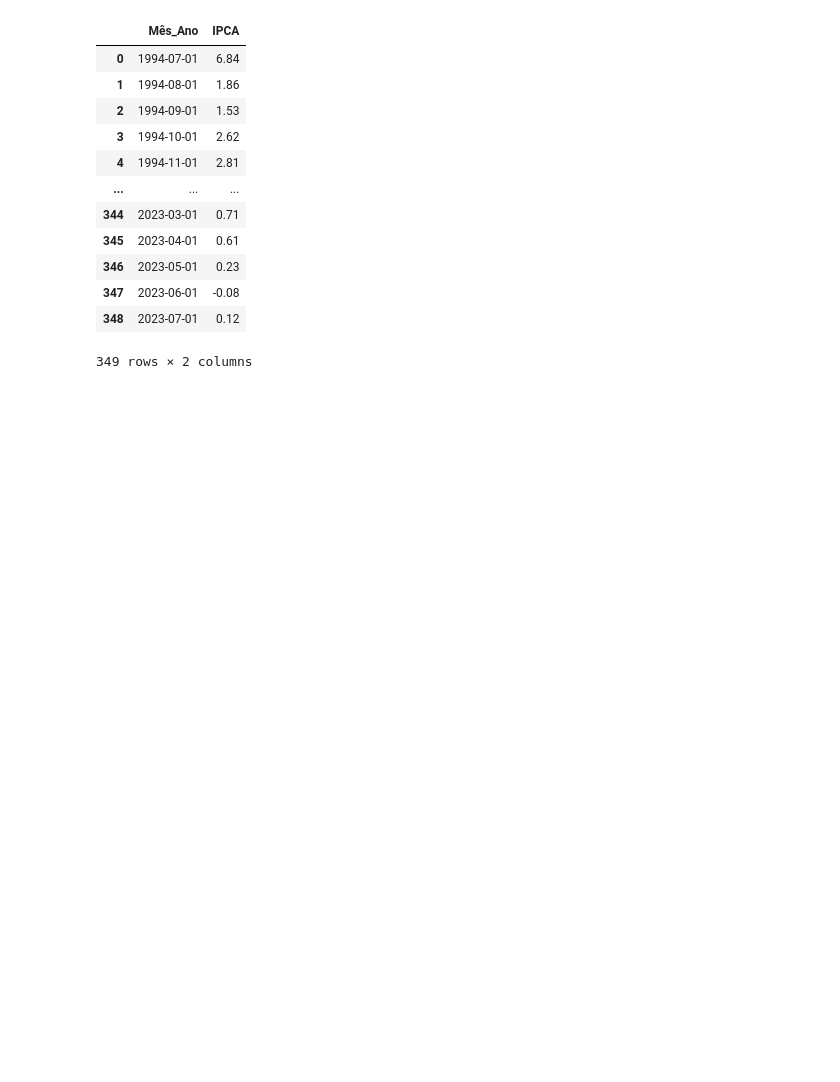
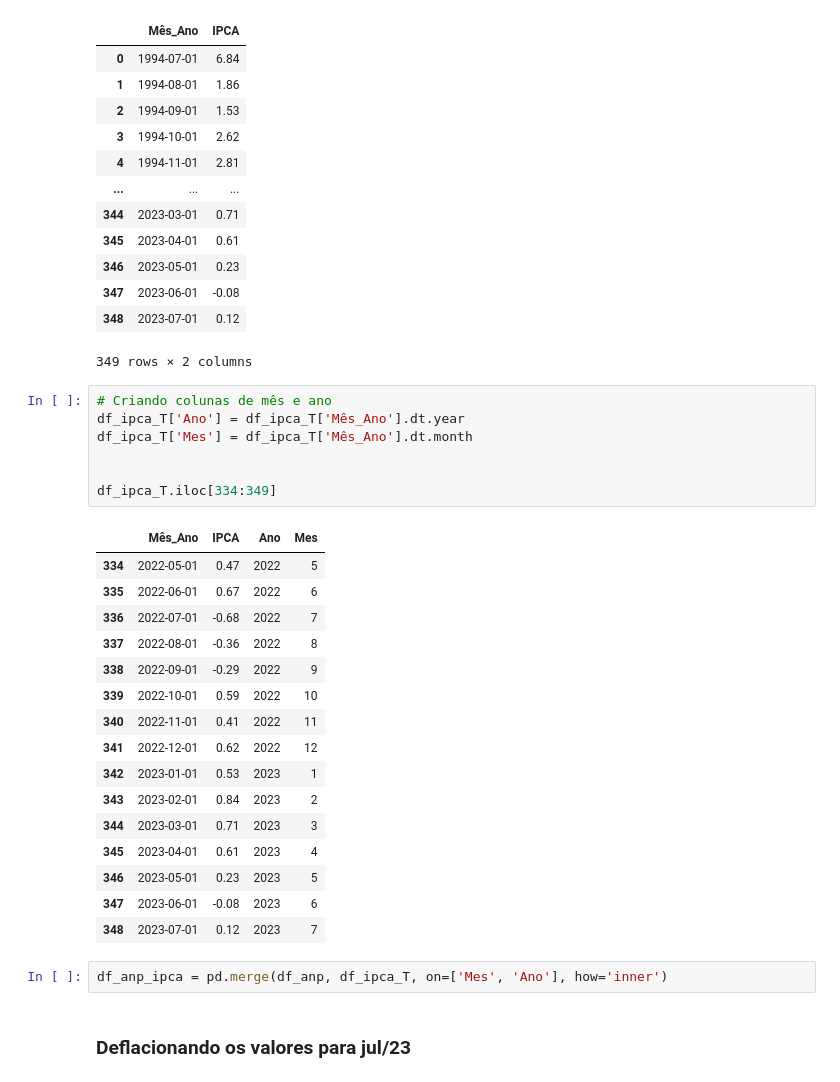
Before and after one commit to anazanetti/Analise_exploratoria, a Jupyter notebook: teste_rascunho.ipynb, the cells around one changed output. Drawn from its saved outputs; the diff is of its cells as text; blank space fills up the shorter version.

```diff
--- a/teste_rascunho.ipynb
+++ b/teste_rascunho.ipynb
@@ -457,3 +466,31 @@ display(df_ipca_T)
 | 347 | 2023-06-01 | -0.08 |
 | 348 | 2023-07-01 | 0.12 |
 349 rows × 2 columns
+# %%
+# Criando colunas de mês e ano
+df_ipca_T['Ano'] = df_ipca_T['Mês_Ano'].dt.year
+df_ipca_T['Mes'] = df_ipca_T['Mês_Ano'].dt.month
+
+
+df_ipca_T.iloc[334:349]
+# %% [output]
+|  | Mês_Ano | IPCA | Ano | Mes |
+| 334 | 2022-05-01 | 0.47 | 2022 | 5 |
+| 335 | 2022-06-01 | 0.67 | 2022 | 6 |
+| 336 | 2022-07-01 | -0.68 | 2022 | 7 |
+| 337 | 2022-08-01 | -0.36 | 2022 | 8 |
+| 338 | 2022-09-01 | -0.29 | 2022 | 9 |
+| 339 | 2022-10-01 | 0.59 | 2022 | 10 |
+| 340 | 2022-11-01 | 0.41 | 2022 | 11 |
+| 341 | 2022-12-01 | 0.62 | 2022 | 12 |
+| 342 | 2023-01-01 | 0.53 | 2023 | 1 |
+| 343 | 2023-02-01 | 0.84 | 2023 | 2 |
+| 344 | 2023-03-01 | 0.71 | 2023 | 3 |
+| 345 | 2023-04-01 | 0.61 | 2023 | 4 |
+| 346 | 2023-05-01 | 0.23 | 2023 | 5 |
+| 347 | 2023-06-01 | -0.08 | 2023 | 6 |
+| 348 | 2023-07-01 | 0.12 | 2023 | 7 |
+# %%
+df_anp_ipca = pd.merge(df_anp, df_ipca_T, on=['Mes', 'Ano'], how='inner')
+# %% [markdown]
+### Deflacionando os valores para jul/23
```
Also changed, not shown: parts of 17 cells of this notebook.
